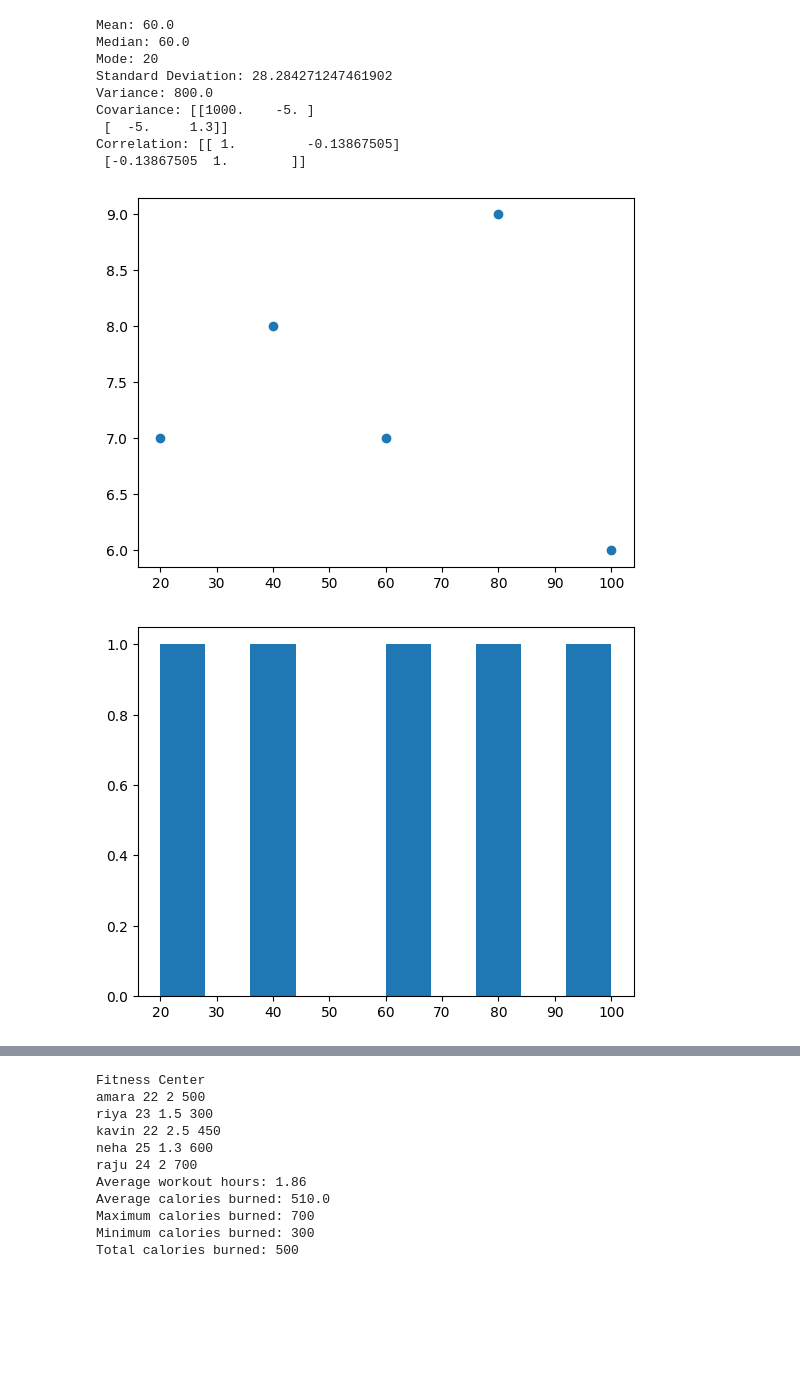
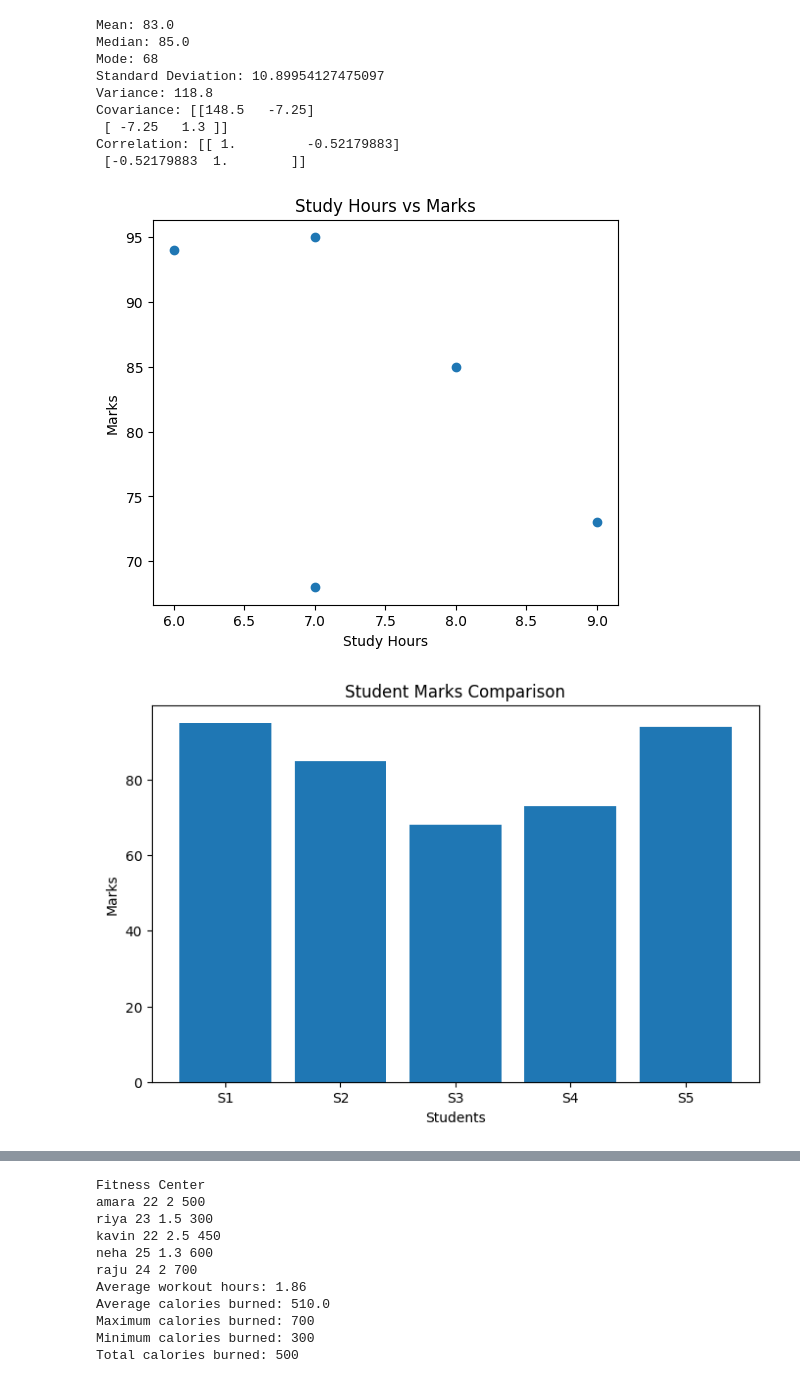
Before and after one commit to Vivek-Rajeev/DA-Training, a Jupyter notebook: DA.ipynb, the cells around one changed output, grey strips where cells are left out. Drawn from its saved outputs; the diff is of its cells as text; code cells hidden in the pictures; blank space fills up the shorter version.

```diff
--- a/DA.ipynb
+++ b/DA.ipynb
@@ -3,34 +3,46 @@
 # %%
 import pandas as pd
 import numpy as np
 import matplotlib.pyplot as plt
 
-marks = [20,40,60,80,100]
+marks = [95,85,68,73,94]
 hours = [7,8,7,9,6]
 
 print("Mean:",np.mean(marks))
 print("Median:",np.median(marks))
 print("Mode:",pd.Series(marks).mode()[0])
 print("Standard Deviation:",np.std(marks))
 print("Variance:",np.var(marks))
 print("Covariance:",np.cov(marks,hours))
 print("Correlation:",np.corrcoef(marks,hours))
 
-plt.scatter(marks,hours)
+plt.figure(figsize=(6,5))
+plt.scatter(hours, marks)
+plt.title("Study Hours vs Marks")
+plt.xlabel("Study Hours")
+plt.ylabel("Marks")
 plt.show()
-plt.hist(marks)
+
+plt.figure(figsize=(8,5))
+
+students = ['S1','S2','S3','S4','S5']
+
+plt.bar(students, marks)
+
+plt.title("Student Marks Comparison")
+plt.xlabel("Students")
+plt.ylabel("Marks")
+
 plt.show()
-plt.boxplot(marks)
-plt.show()
 # %% [output]
-Mean: 60.0
-Median: 60.0
-Mode: 20
-Standard Deviation: 28.284271247461902
-Variance: 800.0
-Covariance: [[1000.    -5. ]
- [  -5.     1.3]]
-Correlation: [[ 1.         -0.13867505]
- [-0.13867505  1.        ]]
+Mean: 83.0
+Median: 85.0
+Mode: 68
+Standard Deviation: 10.89954127475097
+Variance: 118.8
+Covariance: [[148.5   -7.25]
+ [ -7.25   1.3 ]]
+Correlation: [[ 1.         -0.52179883]
+ [-0.52179883  1.        ]]
-[figure, old version]
+[figure, new version]
-[figure, old version]
+[figure, new version]
```
Also changed, not shown: parts of 7 cells of this notebook.
